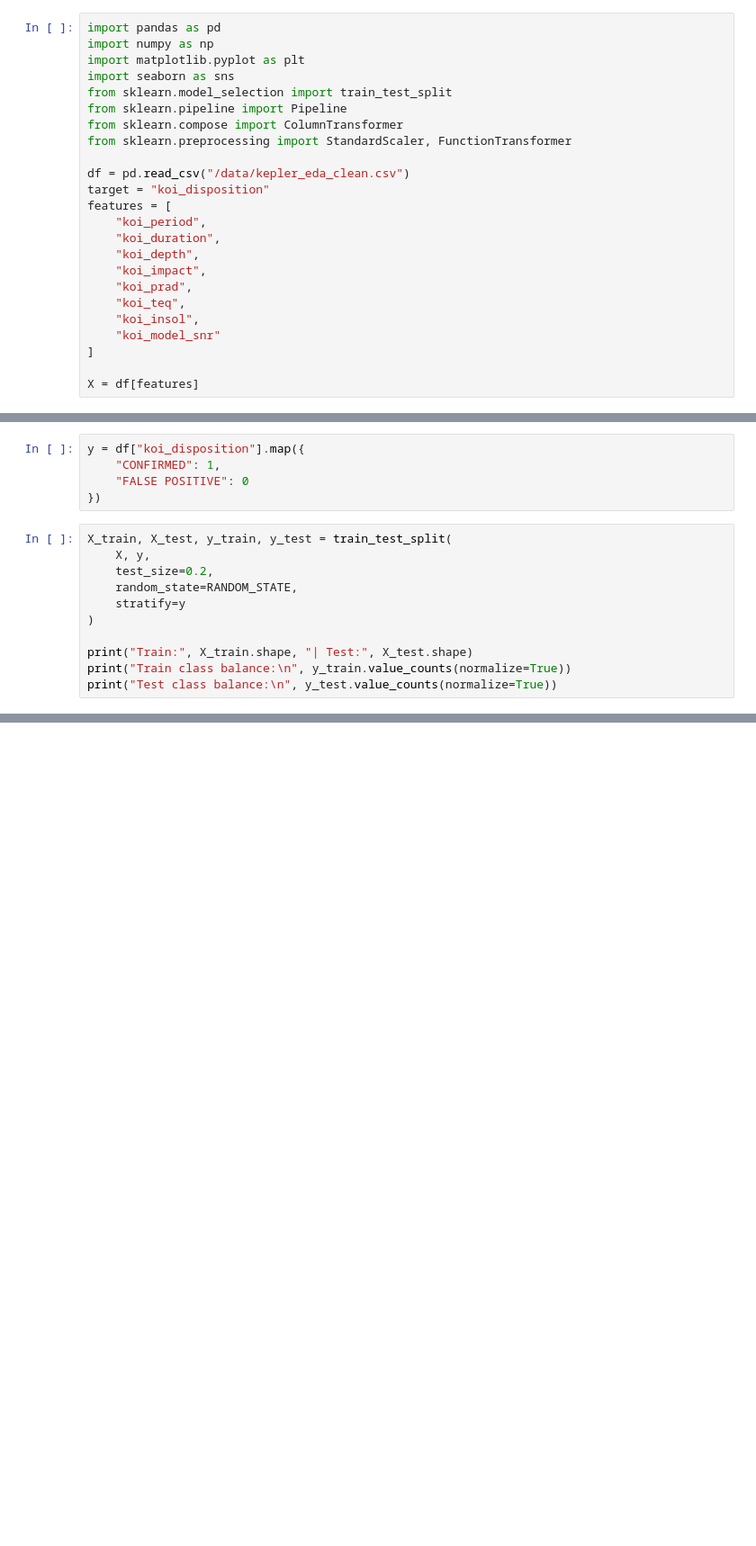
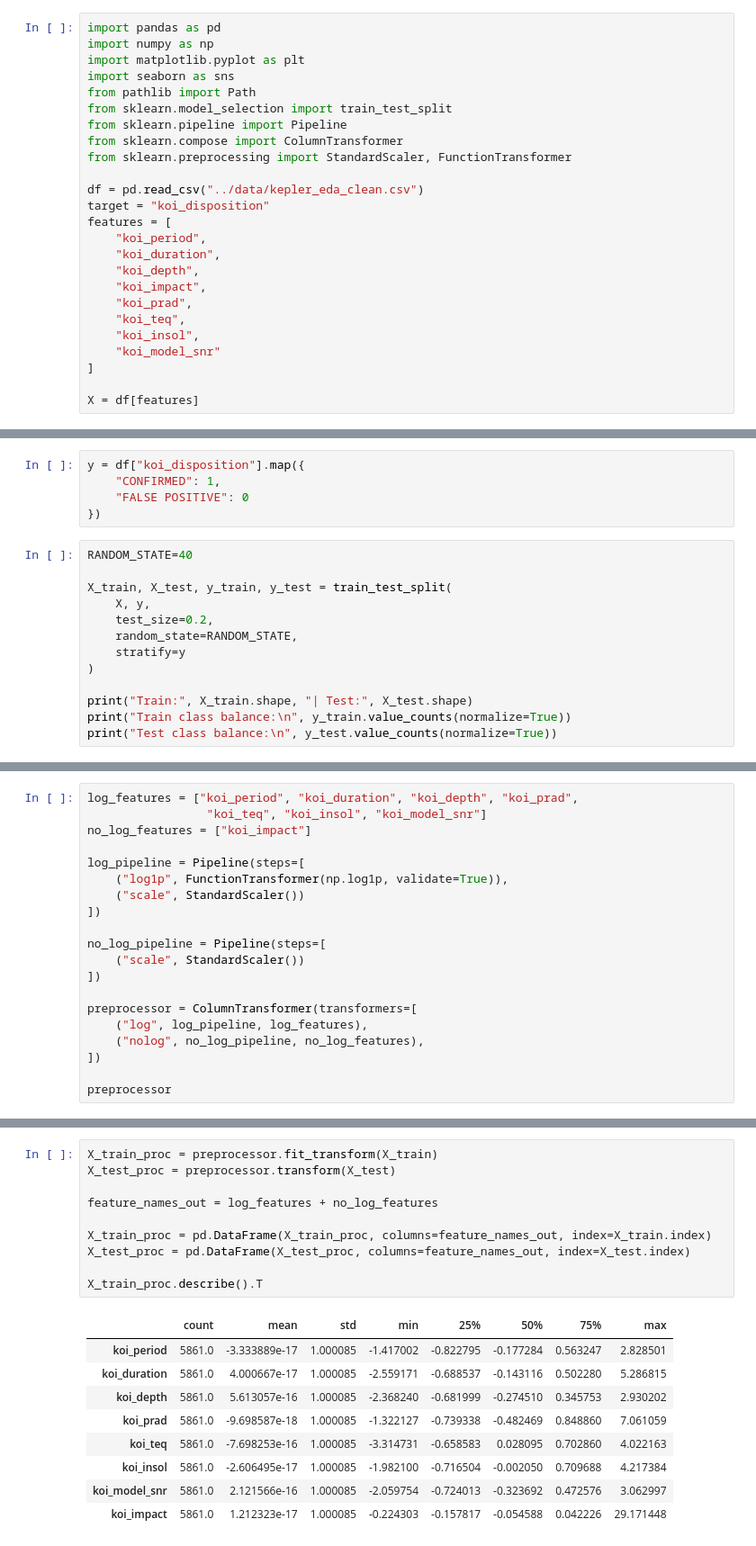
Before and after one commit to Kndrxik/exoplanet-classification, a Jupyter notebook: notebooks/03_preprocessing.ipynb, the cells around one changed output, grey strips where cells are left out. Shown at 90% size. Drawn from its saved outputs; the diff is of its cells as text; blank space fills up the shorter version.

```diff
--- a/notebooks/03_preprocessing.ipynb
+++ b/notebooks/03_preprocessing.ipynb
@@ -3,12 +3,13 @@ import pandas as pd
 import numpy as np
 import matplotlib.pyplot as plt
 import seaborn as sns
+from pathlib import Path
 from sklearn.model_selection import train_test_split
 from sklearn.pipeline import Pipeline
 from sklearn.compose import ColumnTransformer
 from sklearn.preprocessing import StandardScaler, FunctionTransformer
 
-df = pd.read_csv("/data/kepler_eda_clean.csv")
+df = pd.read_csv("../data/kepler_eda_clean.csv")
 target = "koi_disposition"
 features = [
     "koi_period",
@@ -30,6 +29,8 @@ y = df["koi_disposition"].map({
     "FALSE POSITIVE": 0
 })
 # %%
+RANDOM_STATE=40
+
 X_train, X_test, y_train, y_test = train_test_split(
     X, y,
     test_size=0.2,
@@ -42,0 +56,20 @@ print("Test class balance:\n", y_test.value_counts(normalize=True))
+# %%
+log_features = ["koi_period", "koi_duration", "koi_depth", "koi_prad",
+                 "koi_teq", "koi_insol", "koi_model_snr"]
+no_log_features = ["koi_impact"]
+
+log_pipeline = Pipeline(steps=[
+    ("log1p", FunctionTransformer(np.log1p, validate=True)),
+    ("scale", StandardScaler())
+])
+
+no_log_pipeline = Pipeline(steps=[
+    ("scale", StandardScaler())
+])
+
+preprocessor = ColumnTransformer(transformers=[
+    ("log", log_pipeline, log_features),
+    ("nolog", no_log_pipeline, no_log_features),
+])
+
+preprocessor
@@ -42,0 +88,20 @@ print("Test class balance:\n", y_test.value_counts(normalize=True))
+# %%
+X_train_proc = preprocessor.fit_transform(X_train)
+X_test_proc = preprocessor.transform(X_test)
+
+feature_names_out = log_features + no_log_features
+
+X_train_proc = pd.DataFrame(X_train_proc, columns=feature_names_out, index=X_train.index)
+X_test_proc = pd.DataFrame(X_test_proc, columns=feature_names_out, index=X_test.index)
+
+X_train_proc.describe().T
+# %% [output]
+|  | count | mean | std | min | 25% | 50% | 75% | max |
+| koi_period | 5861.0 | -3.333889e-17 | 1.000085 | -1.417002 | -0.822795 | -0.177284 | 0.563247 | 2.828501 |
+| koi_duration | 5861.0 | 4.000667e-17 | 1.000085 | -2.559171 | -0.688537 | -0.143116 | 0.502280 | 5.286815 |
+| koi_depth | 5861.0 | 5.613057e-16 | 1.000085 | -2.368240 | -0.681999 | -0.274510 | 0.345753 | 2.930202 |
+| koi_prad | 5861.0 | -9.698587e-18 | 1.000085 | -1.322127 | -0.739338 | -0.482469 | 0.848860 | 7.061059 |
+| koi_teq | 5861.0 | -7.698253e-16 | 1.000085 | -3.314731 | -0.658583 | 0.028095 | 0.702860 | 4.022163 |
+| koi_insol | 5861.0 | -2.606495e-17 | 1.000085 | -1.982100 | -0.716504 | -0.002050 | 0.709688 | 4.217384 |
+| koi_model_snr | 5861.0 | 2.121566e-16 | 1.000085 | -2.059754 | -0.724013 | -0.323692 | 0.472576 | 3.062997 |
+| koi_impact | 5861.0 | 1.212323e-17 | 1.000085 | -0.224303 | -0.157817 | -0.054588 | 0.042226 | 29.171448 |
```
Also changed, not shown: parts of 5 cells of this notebook, 5 other files.
